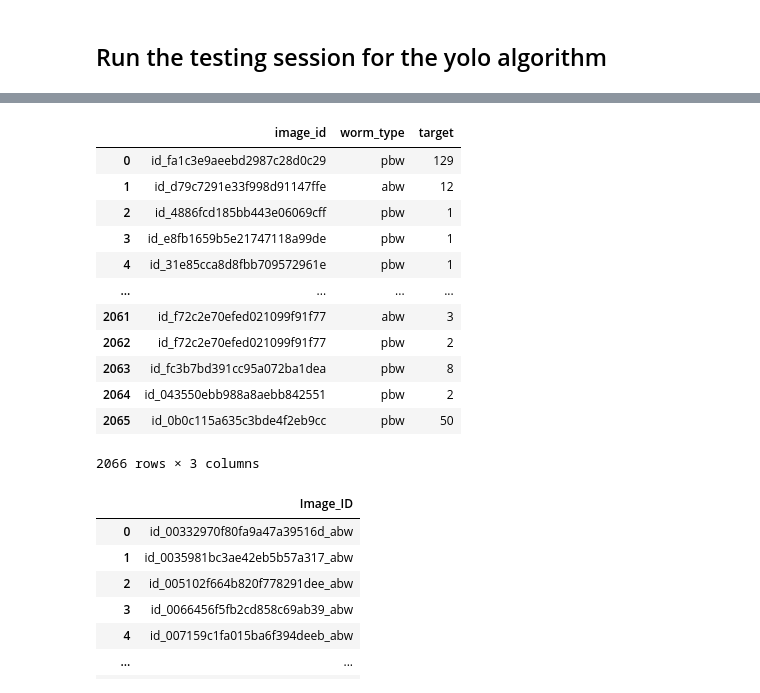
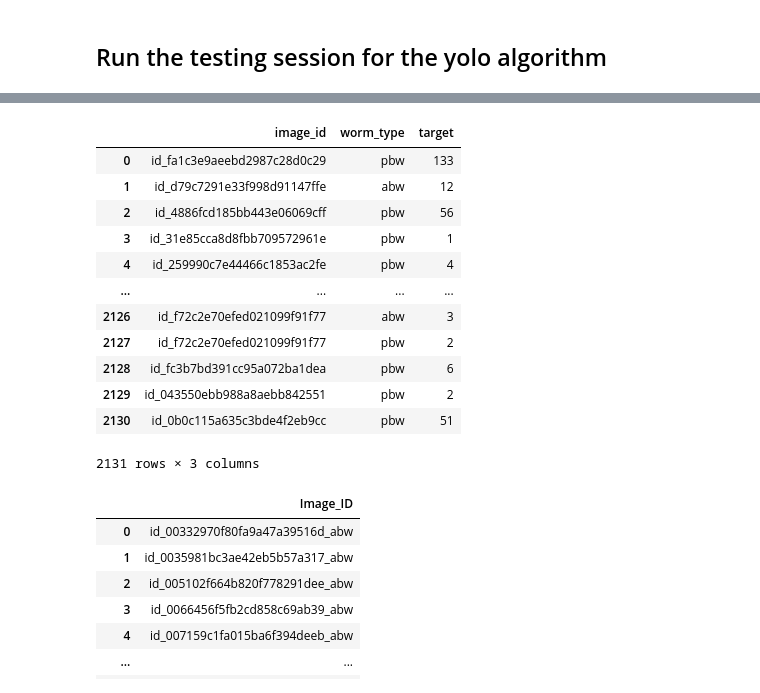
Before and after one commit to pastorsj/590FinalProject, a Jupyter notebook: models/yolo.ipynb, the cells around one changed output, grey strips where cells are left out. Drawn from its saved outputs; the diff is of its cells as text; code cells hidden in the pictures.

```diff
--- a/models/yolo.ipynb
+++ b/models/yolo.ipynb
@@ -11,7 +29,7 @@
 import os
 import pandas as pd
 
-detection_directory = './yolo_worms_validation/exp/labels/'
+detection_directory = './yolo_worms_validation/exp4/labels/'
 
 all_dfs = []
 for f in os.listdir(detection_directory):
@@ -172,34 +190,34 @@ image 2369/2803 /Users/sampas
 # %%
 # Retrieve the results of the detection stage
 import os
 import pandas as pd
 
-detection_directory = './yolo_worms_testing/exp/labels/'
+detection_directory = './yolo_worms_testing/exp5/labels/'
 
 all_dfs = []
 for f in os.listdir(detection_directory):
     label_df = pd.read_csv(f'{detection_directory}{f}', sep=' ', names=["target", 'xcenter', 'ycenter', 'width', 'height'])
     label_df = label_df.value_counts('target').rename_axis('worm_type').reset_index(name='target')
     label_df.insert(0, 'image_id', f[:-4])
     all_dfs.append(label_df)
 
 resulting_test_df = pd.concat(all_dfs).reset_index(drop=True)
 resulting_test_df['worm_type'] = resulting_test_df['worm_type'].apply(lambda x: 'pbw' if x == 1 else 'abw')
 resulting_test_df
 # %% [output]
 |  | image_id | worm_type | target |
-| 0 | id_fa1c3e9aeebd2987c28d0c29 | pbw | 129 |
+| 0 | id_fa1c3e9aeebd2987c28d0c29 | pbw | 133 |
 | 1 | id_d79c7291e33f998d91147ffe | abw | 12 |
-| 2 | id_4886fcd185bb443e06069cff | pbw | 1 |
-| 3 | id_e8fb1659b5e21747118a99de | pbw | 1 |
-| 4 | id_31e85cca8d8fbb709572961e | pbw | 1 |
+| 2 | id_4886fcd185bb443e06069cff | pbw | 56 |
+| 3 | id_31e85cca8d8fbb709572961e | pbw | 1 |
+| 4 | id_259990c7e44466c1853ac2fe | pbw | 4 |
 | ... | ... | ... | ... |
-| 2061 | id_f72c2e70efed021099f91f77 | abw | 3 |
-| 2062 | id_f72c2e70efed021099f91f77 | pbw | 2 |
-| 2063 | id_fc3b7bd391cc95a072ba1dea | pbw | 8 |
-| 2064 | id_043550ebb988a8aebb842551 | pbw | 2 |
-| 2065 | id_0b0c115a635c3bde4f2eb9cc | pbw | 50 |
+| 2126 | id_f72c2e70efed021099f91f77 | abw | 3 |
+| 2127 | id_f72c2e70efed021099f91f77 | pbw | 2 |
+| 2128 | id_fc3b7bd391cc95a072ba1dea | pbw | 6 |
+| 2129 | id_043550ebb988a8aebb842551 | pbw | 2 |
+| 2130 | id_0b0c115a635c3bde4f2eb9cc | pbw | 51 |
-2066 rows × 3 columns
+2131 rows × 3 columns
 # %%
 test_df = pd.read_csv('../data/test.csv')
 
```
Also changed, not shown: parts of 11 cells of this notebook, 21 other files.
